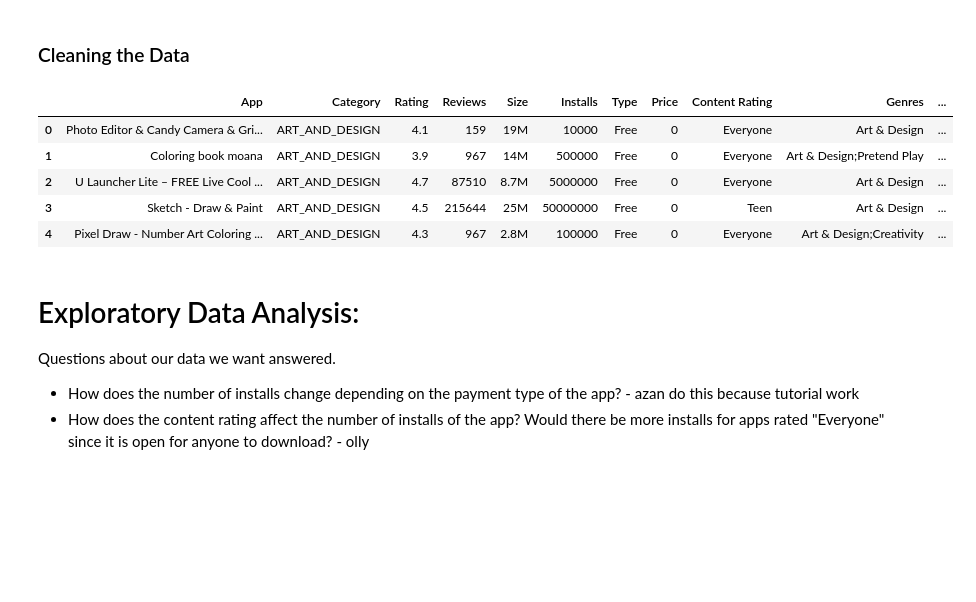
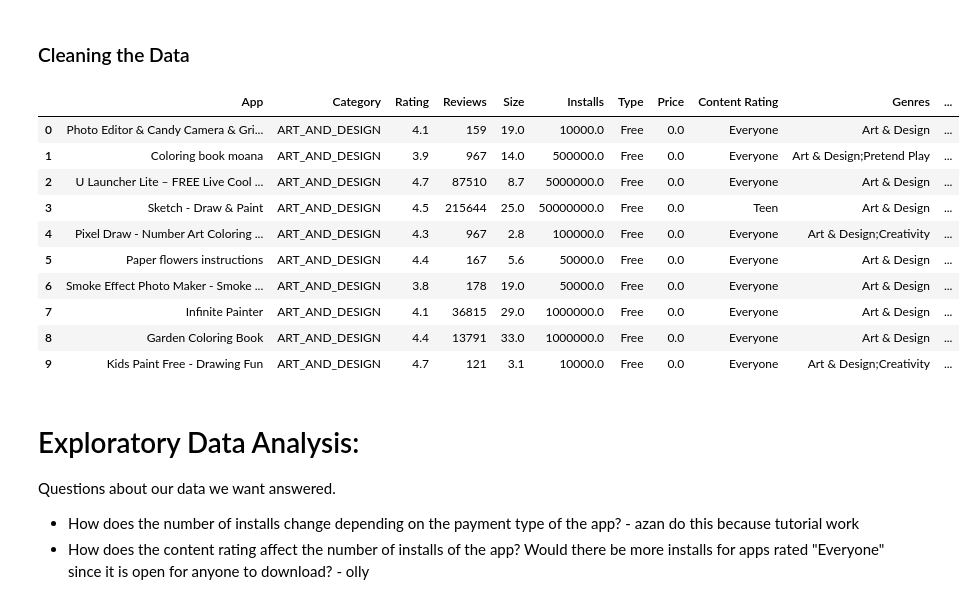
Before and after one commit to Axxaan/Analysis-of-Google-Play-Store-Dataset, a Jupyter notebook: techreport.ipynb, the cells around one changed output. Drawn from its saved outputs; the diff is of its cells as text; code cells hidden in the pictures; blank space fills up the shorter version.

```diff
--- a/techreport.ipynb
+++ b/techreport.ipynb
@@ -76,21 +76,41 @@ df = pd.read_csv("googleplaystore.csv")
 # %%
 # Convert installs column into numbers to get approximate amount of installs
 # to then do calculations on
 
 # Get rid of + sign
 df['Installs'] = df['Installs'].apply(lambda x: re.sub(r'\+', '', x))
 # Remove comma
 df['Installs'] = df['Installs'].apply(lambda x: re.sub(r',', '', x))
 # Convert to int
 df['Installs'] = df["Installs"].apply(lambda x: int(x))
-df.head(5)
+# Size cleaning
+df['Size'] = df['Size'].apply(lambda x: str(x).replace('Varies with device', 'NaN') if 'Varies with device' in str(x) else x)
+
+df['Size'] = df['Size'].apply(lambda x: str(x).replace('M', '') if 'M' in str(x) else x)
+df['Size'] = df['Size'].apply(lambda x: str(x).replace(',', '') if 'M' in str(x) else x)
+df['Size'] = df['Size'].apply(lambda x: float(str(x).replace('k', '')) / 1000 if 'k' in str(x) else x)
+
+
+df['Size'] = df['Size'].apply(lambda x: float(x))
+df['Installs'] = df['Installs'].apply(lambda x: float(x))
+
+df['Price'] = df['Price'].apply(lambda x: str(x).replace('$', '') if '$' in str(x) else str(x))
+df['Price'] = df['Price'].apply(lambda x: float(x))
+
+df['Reviews'] = df['Reviews'].apply(lambda x: int(x))
+df.head(10)
 # %% [output]
 |  | App | Category | Rating | Reviews | Size | Installs | Type | Price | Content Rating | Genres | ... |
-| 0 | Photo Editor & Candy Camera & Gri... | ART_AND_DESIGN | 4.1 | 159 | 19M | 10000 | Free | 0 | Everyone | Art & Design | ... |
-| 1 | Coloring book moana | ART_AND_DESIGN | 3.9 | 967 | 14M | 500000 | Free | 0 | Everyone | Art & Design;Pretend Play | ... |
-| 2 | U Launcher Lite – FREE Live Cool ... | ART_AND_DESIGN | 4.7 | 87510 | 8.7M | 5000000 | Free | 0 | Everyone | Art & Design | ... |
-| 3 | Sketch - Draw & Paint | ART_AND_DESIGN | 4.5 | 215644 | 25M | 50000000 | Free | 0 | Teen | Art & Design | ... |
-| 4 | Pixel Draw - Number Art Coloring ... | ART_AND_DESIGN | 4.3 | 967 | 2.8M | 100000 | Free | 0 | Everyone | Art & Design;Creativity | ... |
+| 0 | Photo Editor & Candy Camera & Gri... | ART_AND_DESIGN | 4.1 | 159 | 19.0 | 10000.0 | Free | 0.0 | Everyone | Art & Design | ... |
+| 1 | Coloring book moana | ART_AND_DESIGN | 3.9 | 967 | 14.0 | 500000.0 | Free | 0.0 | Everyone | Art & Design;Pretend Play | ... |
+| 2 | U Launcher Lite – FREE Live Cool ... | ART_AND_DESIGN | 4.7 | 87510 | 8.7 | 5000000.0 | Free | 0.0 | Everyone | Art & Design | ... |
+| 3 | Sketch - Draw & Paint | ART_AND_DESIGN | 4.5 | 215644 | 25.0 | 50000000.0 | Free | 0.0 | Teen | Art & Design | ... |
+| 4 | Pixel Draw - Number Art Coloring ... | ART_AND_DESIGN | 4.3 | 967 | 2.8 | 100000.0 | Free | 0.0 | Everyone | Art & Design;Creativity | ... |
+| 5 | Paper flowers instructions | ART_AND_DESIGN | 4.4 | 167 | 5.6 | 50000.0 | Free | 0.0 | Everyone | Art & Design | ... |
+| 6 | Smoke Effect Photo Maker - Smoke ... | ART_AND_DESIGN | 3.8 | 178 | 19.0 | 50000.0 | Free | 0.0 | Everyone | Art & Design | ... |
+| 7 | Infinite Painter | ART_AND_DESIGN | 4.1 | 36815 | 29.0 | 1000000.0 | Free | 0.0 | Everyone | Art & Design | ... |
+| 8 | Garden Coloring Book | ART_AND_DESIGN | 4.4 | 13791 | 33.0 | 1000000.0 | Free | 0.0 | Everyone | Art & Design | ... |
+| 9 | Kids Paint Free - Drawing Fun | ART_AND_DESIGN | 4.7 | 121 | 3.1 | 10000.0 | Free | 0.0 | Everyone | Art & Design;Creativity | ... |
 # %% [markdown]
 # Exploratory Data Analysis:
 Questions about our data we want answered.
```
Also changed, not shown: parts of 8 cells of this notebook.
